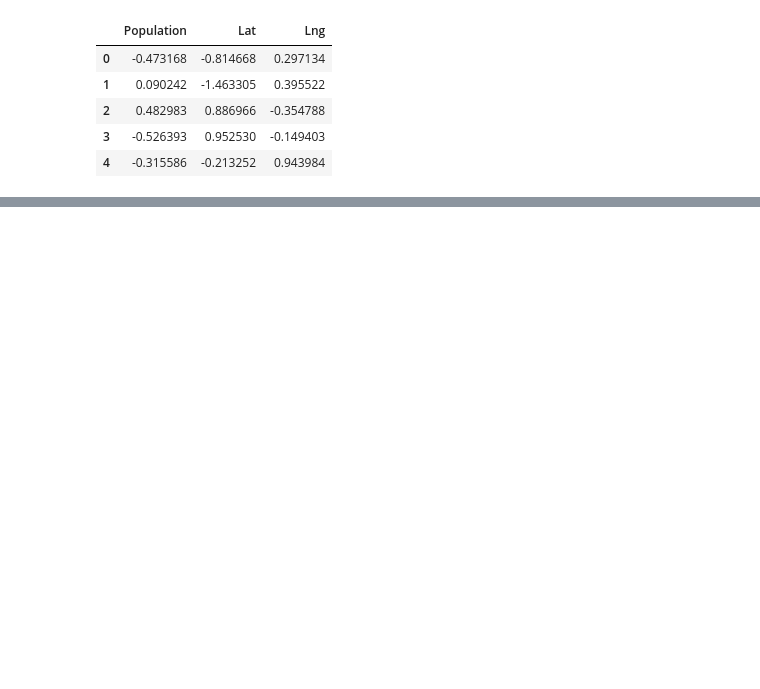
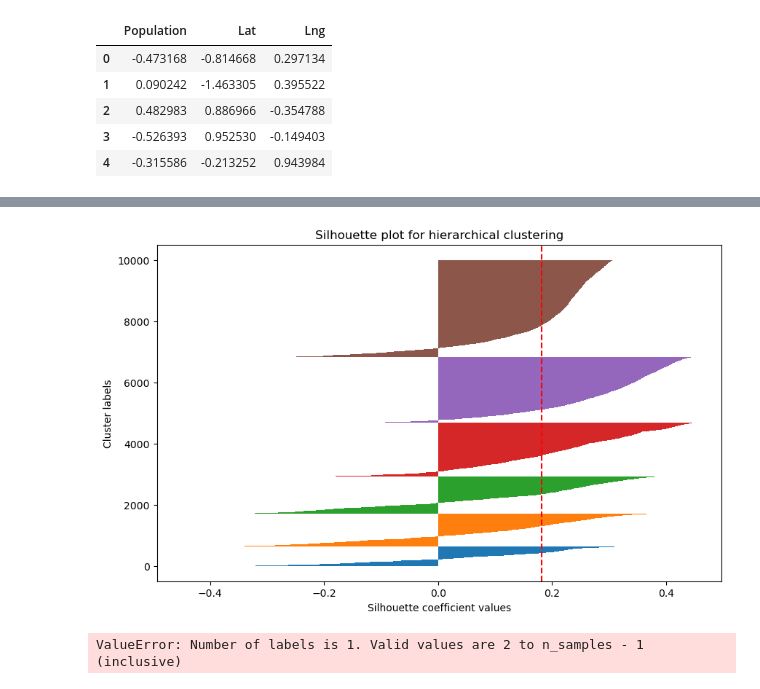
Before and after one commit to david-00001/d212-1, a Jupyter notebook: D212 Task 1.ipynb, the cells around one changed output, grey strips where cells are left out. Drawn from its saved outputs; the diff is of its cells as text; code cells hidden in the pictures; blank space fills up the shorter version.

```diff
--- a/D212 Task 1.ipynb
+++ b/D212 Task 1.ipynb
@@ -76,0 +99,32 @@ print(features)
+# %%
+linkage_methods = ['ward', 'complete', 'average', 'single']
+
+for method in linkage_methods:
+
+    linked = linkage(X, method=method)
+
+
+    clusters = fcluster(linked, 60, criterion='distance')
+
+
+
+    silhouette_vals = silhouette_samples(X, clusters)
+    cluster_labels = np.unique(clusters)
+
+    plt.figure(figsize=(10, 6))
+    y_ax_lower, y_ax_upper = 0, 0
+    for i, c in enumerate(cluster_labels):
+        c_silhouette_vals = silhouette_vals[clusters == c]
+        c_silhouette_vals.sort()
+        y_ax_upper += len(c_silhouette_vals)
+        plt.barh(range(y_ax_lower, y_ax_upper), c_silhouette_vals, height=1.0, edgecolor='none')
+        y_ax_lower += len(c_silhouette_vals)
+
+    plt.axvline(silhouette_score(X, clusters), color="red", linestyle="--")
+    plt.xlabel('Silhouette coefficient values')
+    plt.ylabel('Cluster labels')
+    plt.title('Silhouette plot for hierarchical clustering')
+    plt.show()
+# %% [output]
+[figure, added]
+ValueError: Number of labels is 1. Valid values are 2 to n_samples - 1 (inclusive)
```
Also changed, not shown: parts of 17 cells of this notebook, 3 other files.
